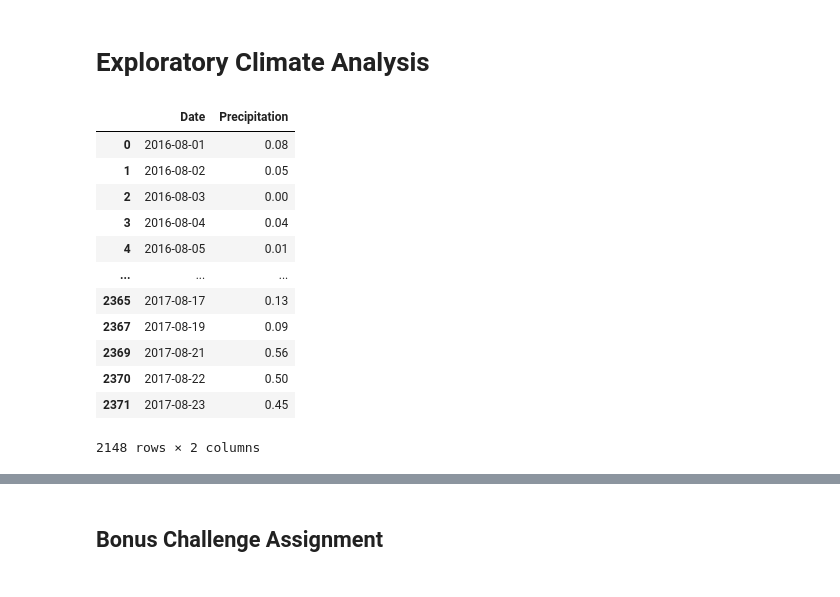
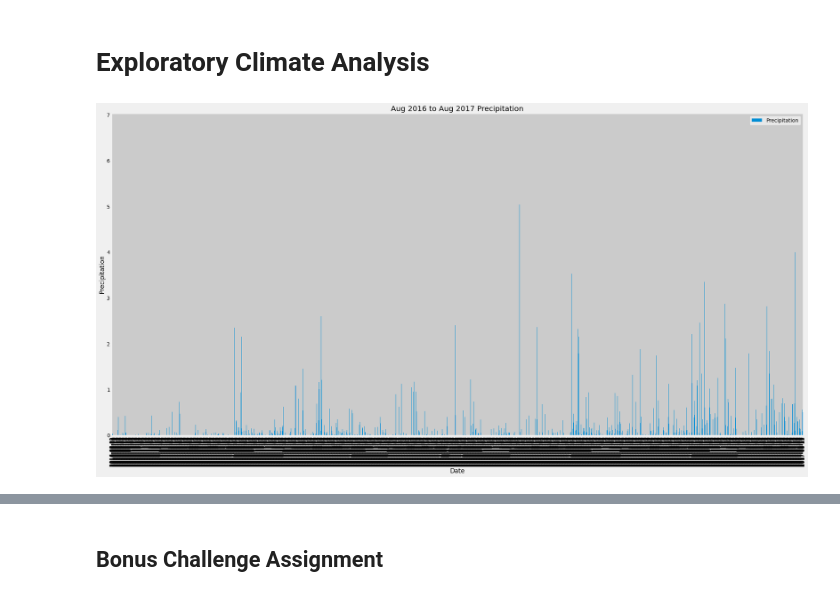
Before and after one commit to da-jam/sqlalchemy-challenge, a Jupyter notebook: climate_starter.ipynb, the cells around one changed output, grey strips where cells are left out. Drawn from its saved outputs; the diff is of its cells as text; code cells hidden in the pictures.

```diff
--- a/climate_starter.ipynb
+++ b/climate_starter.ipynb
@@ -66,35 +66,27 @@ session.query(hm.date).order_by(hm.date.desc()).first()
 # %%
 # Design a query to retrieve the last 12 months of precipitation data and plot the results
 prcp_1 = session.query(hm.date,hm.prcp).filter(hm.date >= '2016-08-01').all()
 
 # Calculate the date 1 year ago from the last data point in the database
 
 # Perform a query to retrieve the data and precipitation scores
 
 # Save the query results as a Pandas DataFrame and set the index to the date column
 
 data_prcp = pd.DataFrame(prcp_1, columns=['Date', 'Precipitation'])
-data_prcp.set_index('Date')
+#data_prcp.set_index('Date')
 data_prcp_clean = data_prcp.dropna()
 data_prcp_clean.head()
 
 # Sort the dataframe by date
 data_prcp_clean.sort_index(axis = 0, ascending=True)
+data_prcp_clean.set_index('Date')
 
 # Use Pandas Plotting with Matplotlib to plot the data
+#plt = data_prcp_clean['Date'].tolist()
+
+ax = data_prcp_clean.plot.bar(x='Date', y='Precipitation', figsize=(30,15), ylabel = 'Precipitation', xlabel='Date', title='Aug 2016 to Aug 2017 Precipitation')
 # %% [output]
-|  | Date | Precipitation |
-| 0 | 2016-08-01 | 0.08 |
-| 1 | 2016-08-02 | 0.05 |
-| 2 | 2016-08-03 | 0.00 |
-| 3 | 2016-08-04 | 0.04 |
-| 4 | 2016-08-05 | 0.01 |
-| ... | ... | ... |
-| 2365 | 2017-08-17 | 0.13 |
-| 2367 | 2017-08-19 | 0.09 |
-| 2369 | 2017-08-21 | 0.56 |
-| 2370 | 2017-08-22 | 0.50 |
-| 2371 | 2017-08-23 | 0.45 |
-2148 rows × 2 columns
+[figure, added]
 # %%
 # Use Pandas to calcualte the summary statistics for the precipitation data
```
Also changed, not shown: parts of 8 cells of this notebook, 1 other file.
